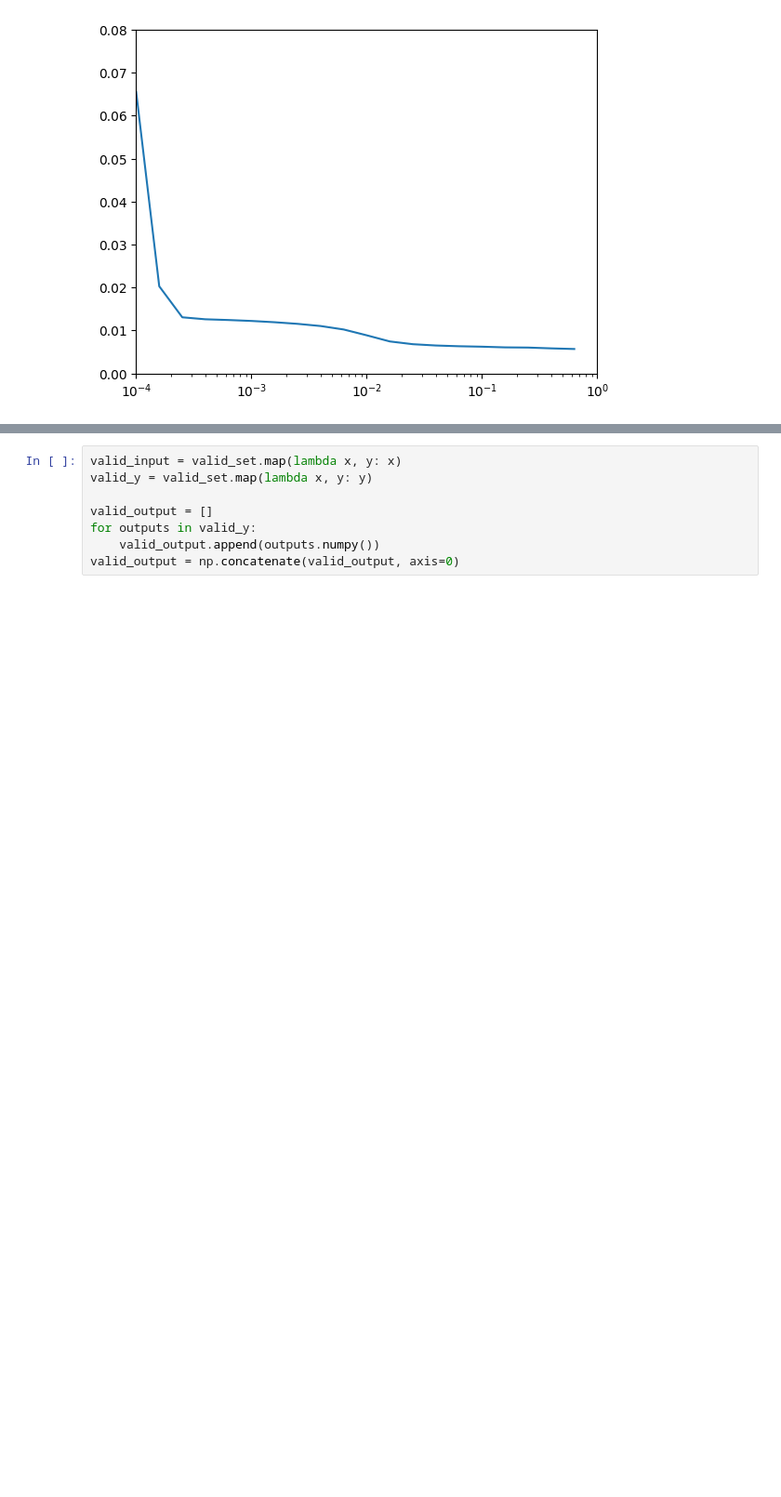
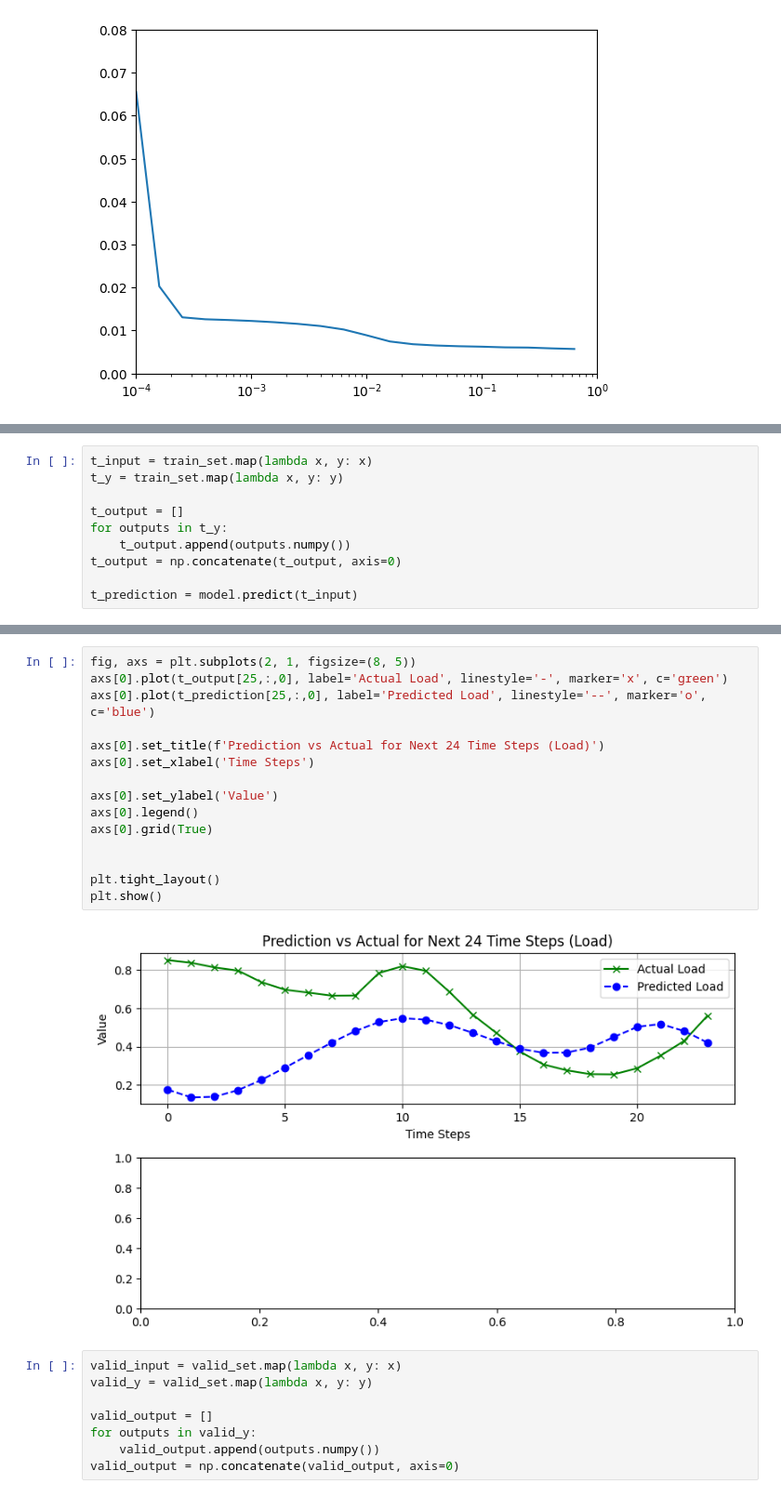
Before and after one commit to Jackson00Han/Datasets, a Jupyter notebook: multivariate_time_series.ipynb, the cells around one changed output, grey strips where cells are left out. Shown at 93% size. Drawn from its saved outputs; the diff is of its cells as text; blank space fills up the shorter version.

```diff
--- a/multivariate_time_series.ipynb
+++ b/multivariate_time_series.ipynb
@@ -1326,3 +1336,13 @@ Epoch 24/30
 427/427 ━━━━━━━━━━━━━━━━━━━━ 96s 213ms/step - loss: 0.0061 - mae: 0.0802 - val_loss: 0.0056 - val_mae: 0.0776
 Epoch 25/30
 427/427 ━━━━━━━━━━━━━━━━━━━━ 142s 214ms/step - loss: 0.0060 - mae: 0.0800 - val_loss: 0.0056 - val_mae: 0.0773
+# %%
+t_input = train_set.map(lambda x, y: x)
+t_y = train_set.map(lambda x, y: y)
+
+t_output = []
+for outputs in t_y:
+    t_output.append(outputs.numpy())
+t_output = np.concatenate(t_output, axis=0)
+
+t_prediction = model.predict(t_input)
@@ -1329,3 +1351,20 @@ Epoch 25/30
+# %%
+fig, axs = plt.subplots(2, 1, figsize=(8, 5))
+axs[0].plot(t_output[25,:,0], label='Actual Load', linestyle='-', marker='x', c='green')
+axs[0].plot(t_prediction[25,:,0], label='Predicted Load', linestyle='--', marker='o', c='blue')
+
+axs[0].set_title(f'Prediction vs Actual for Next 24 Time Steps (Load)')
+axs[0].set_xlabel('Time Steps')
+
+axs[0].set_ylabel('Value')
+axs[0].legend()
+axs[0].grid(True)
+
+
+plt.tight_layout()
+plt.show()
+# %% [output]
+[figure, added]
 # %%
 valid_input = valid_set.map(lambda x, y: x)
 valid_y = valid_set.map(lambda x, y: y)
```
Also changed, not shown: parts of 15 cells of this notebook.
